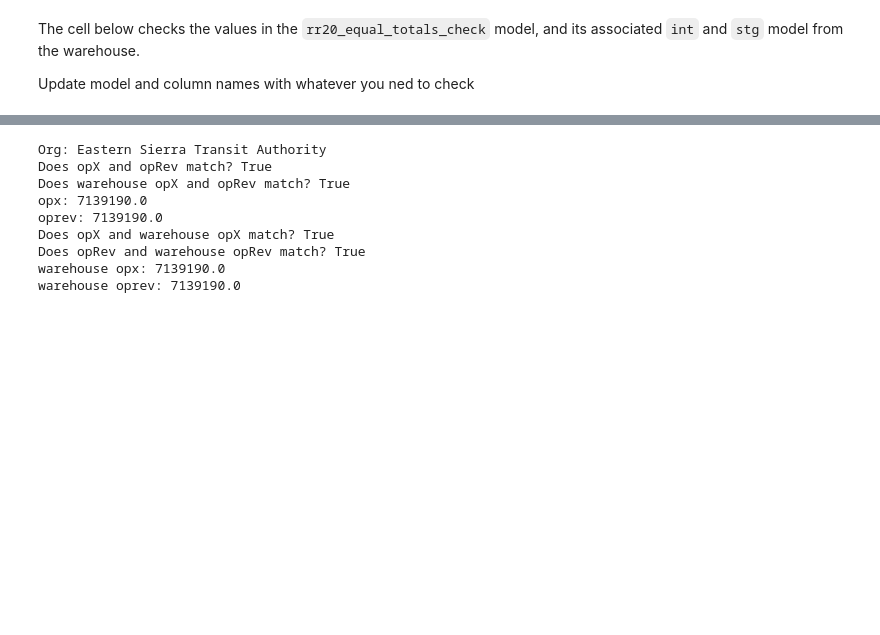
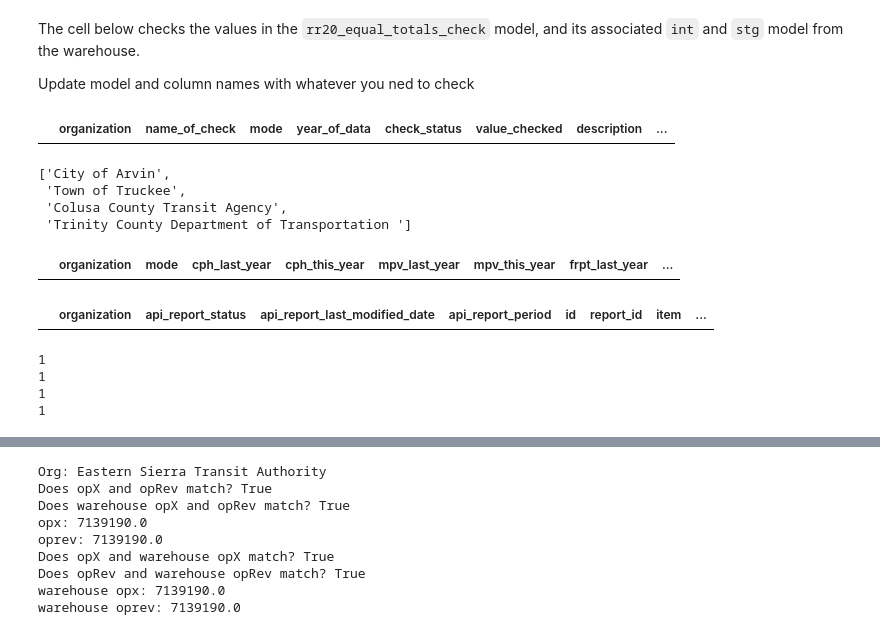
Before and after one commit to cal-itp/ntd-modernization, a Jupyter notebook: validation_tool/notebooks/ETL_inspect_API_data.ipynb, the cells around one changed output, grey strips where cells are left out. Saved outputs shown, nothing was run; the diff lists cells and outputs as text; code cells hidden in the pictures; blank space fills up the shorter version.

```diff
--- a/validation_tool/notebooks/ETL_inspect_API_data.ipynb
+++ b/validation_tool/notebooks/ETL_inspect_API_data.ipynb
@@ -93,3 +93,6 @@ True
  'NTDReportingRR20_Urban_Tribal',
  'NTDReportingTAMNarrative',
  'SS60']
+# %%
+# get all org names
+org_list = [blob_2024[i]["Organization"] for i in range(len(blob_2024))]
@@ -397,2 +389,44 @@ stg_rr20 = (
     >> collect()
 )
+# %%
+test = (
+    tbls.mart_ntd_validation.fct_ntd_rr20_service_checks()
+    >> filter(_.organization == org_list[37])
+    >> collect()
+)
+
+test.head()
+
+# error_list= [9 (-2.3/0), 14 (0/0), 16(0/0), 36(-4/0)]
+# %% [output]
+|  | organization | name_of_check | mode | year_of_data | check_status | value_checked | description | ... |
+# %%
+error_list= [9, 14, 16, 36]
+
+error_orgs = [org_list[i] for i in error_list]
+
+error_orgs
+# %% [output]
+['City of Arvin',
+ 'Town of Truckee',
+ 'Colusa County Transit Agency',
+ 'Trinity County Department of Transportation ']
+# %%
+#cant find the error orgs in int model
+int_ntd_rr20_service_3ratios_wide[int_ntd_rr20_service_3ratios_wide["organization"].isin(error_list)]
+# %% [output]
+|  | organization | mode | cph_last_year | cph_this_year | mpv_last_year | mpv_this_year | frpt_last_year | ... |
+# %%
+# does error list appear in stg model? NOT IN STAGIN MODEL!?
+stg_ntd_rr20_rural[stg_ntd_rr20_rural["organization"].isin(error_list)]
+# %% [output]
+|  | organization | api_report_status | api_report_last_modified_date | api_report_period | id | report_id | item | ... |
+# %%
+# checking blob for error list
+for i in error_list:
+    print(len(blob_2024[i]["NTDReportingRR20_Rural"]))
+# %% [output]
+1
+1
+1
+1
```
Also changed, not shown: parts of 13 cells of this notebook.
